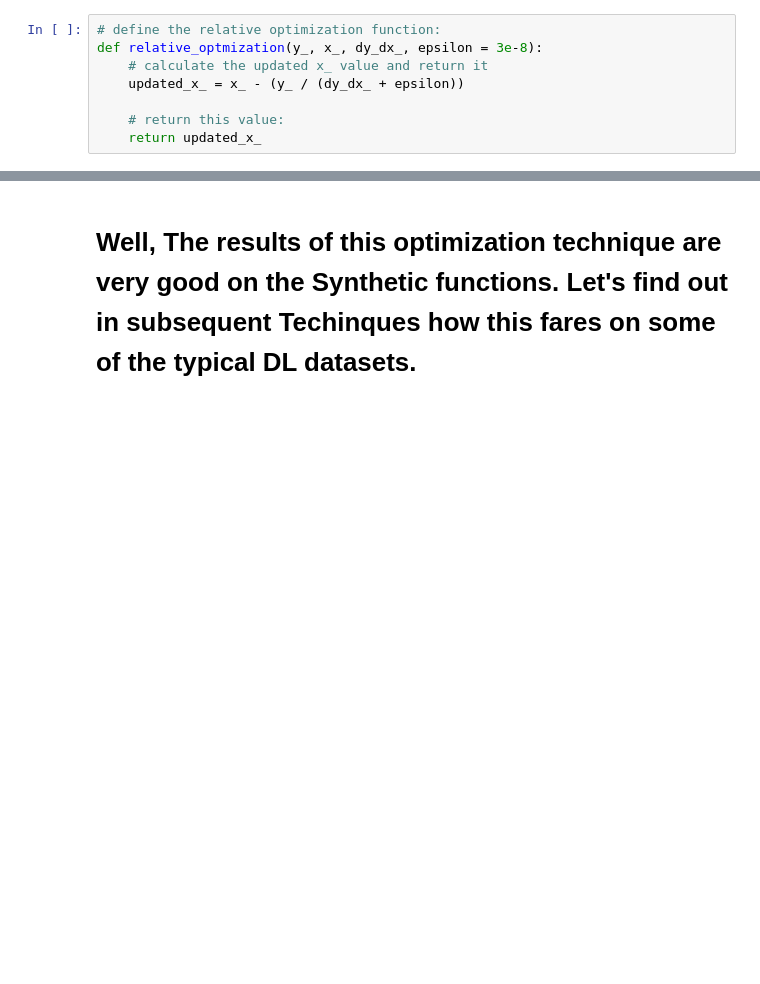
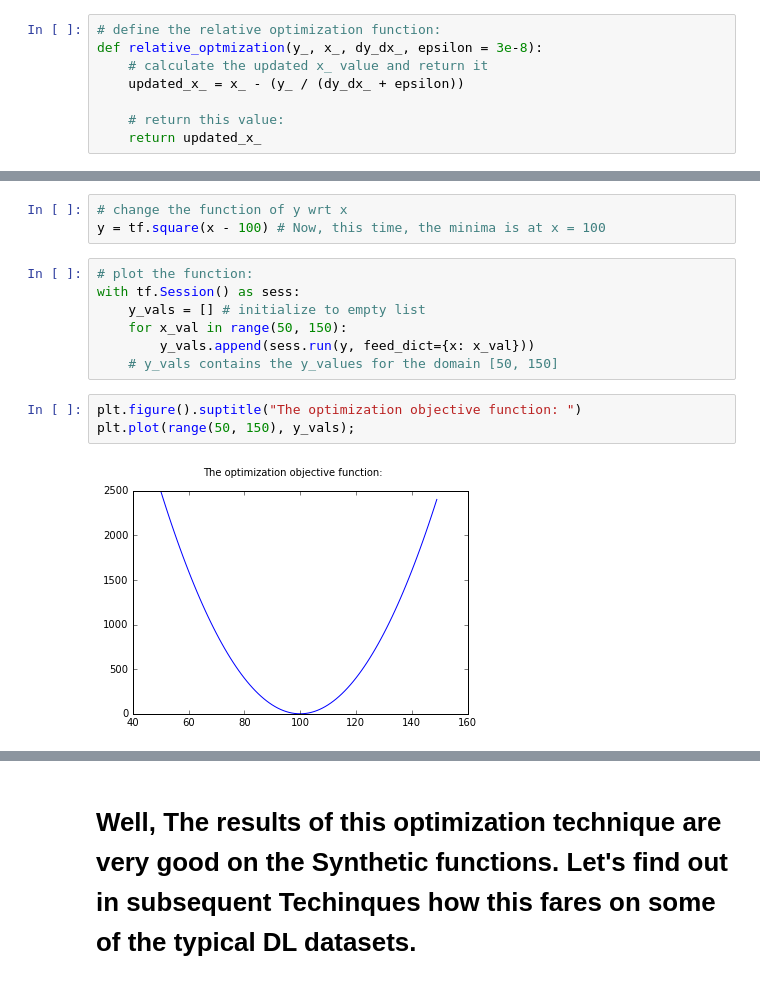
Before and after one commit to akanimax/my-deity, a Jupyter notebook: Scripts/IDEA_2/RANIK optimizer 2.0.ipynb, the cells around one changed output, grey strips where cells are left out. Cells and saved outputs as stored; diff of their text form; blank space fills up the shorter version.

```diff
--- a/Scripts/IDEA_2/RANIK optimizer 2.0.ipynb
+++ b/Scripts/IDEA_2/RANIK optimizer 2.0.ipynb
@@ -109,0 +125,15 @@ Final_cost:  6.79293e-18
+# %%
+# change the function of y wrt x
+y = tf.square(x - 100) # Now, this time, the minima is at x = 100
+# %%
+# plot the function:
+with tf.Session() as sess:
+    y_vals = [] # initialize to empty list
+    for x_val in range(50, 150):
+        y_vals.append(sess.run(y, feed_dict={x: x_val}))
+    # y_vals contains the y_values for the domain [50, 150]
+# %%
+plt.figure().suptitle("The optimization objective function: ")
+plt.plot(range(50, 150), y_vals);
+# %% [output]
+[figure, added]
```
Also changed, not shown: parts of 20 cells of this notebook, 2 other files.
